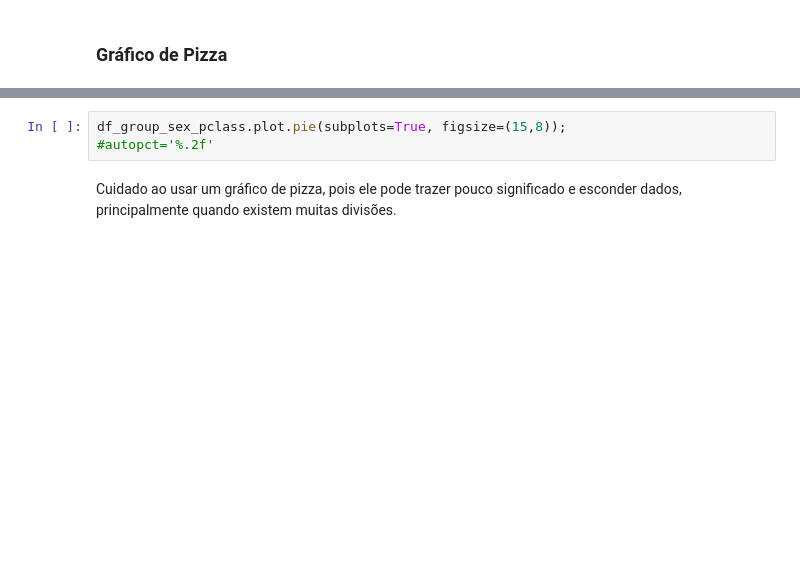
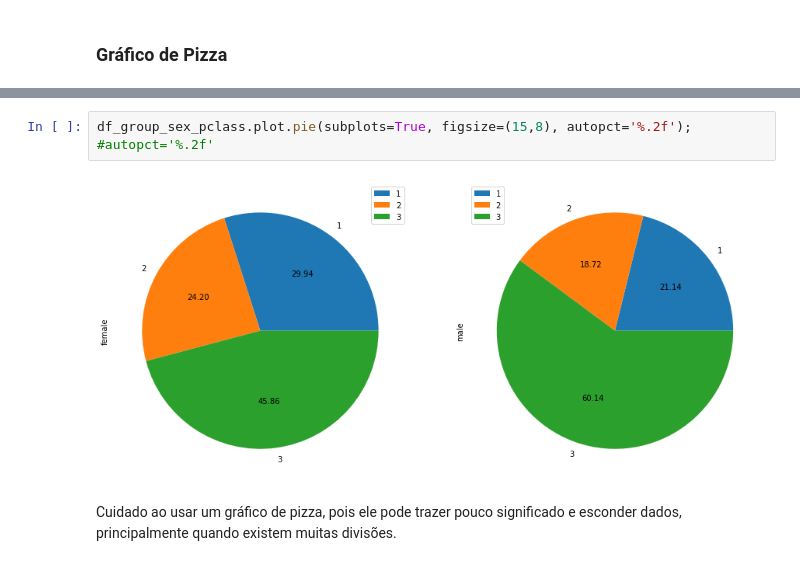
Before and after one commit to KyraPires/Visualizacao_Dados_Intro, a Jupyter notebook: Intro_visualizacao_pyladies.ipynb, the cells around one changed output, grey strips where cells are left out. Cells and saved outputs as stored; diff of their text form; blank space fills up the shorter version.

```diff
--- a/Intro_visualizacao_pyladies.ipynb
+++ b/Intro_visualizacao_pyladies.ipynb
@@ -315,6 +371,8 @@ df_group_sex_pclass
 # %%
-df_group_sex_pclass.plot.pie(subplots=True, figsize=(15,8));
+df_group_sex_pclass.plot.pie(subplots=True, figsize=(15,8), autopct='%.2f');
 #autopct='%.2f'
+# %% [output]
+[figure, added]
 # %% [markdown]
 Cuidado ao usar um gráfico de pizza, pois ele pode trazer pouco significado e esconder dados, principalmente quando existem muitas divisões.
 # %% [markdown]
```
Also changed, not shown: parts of 24 cells of this notebook.
